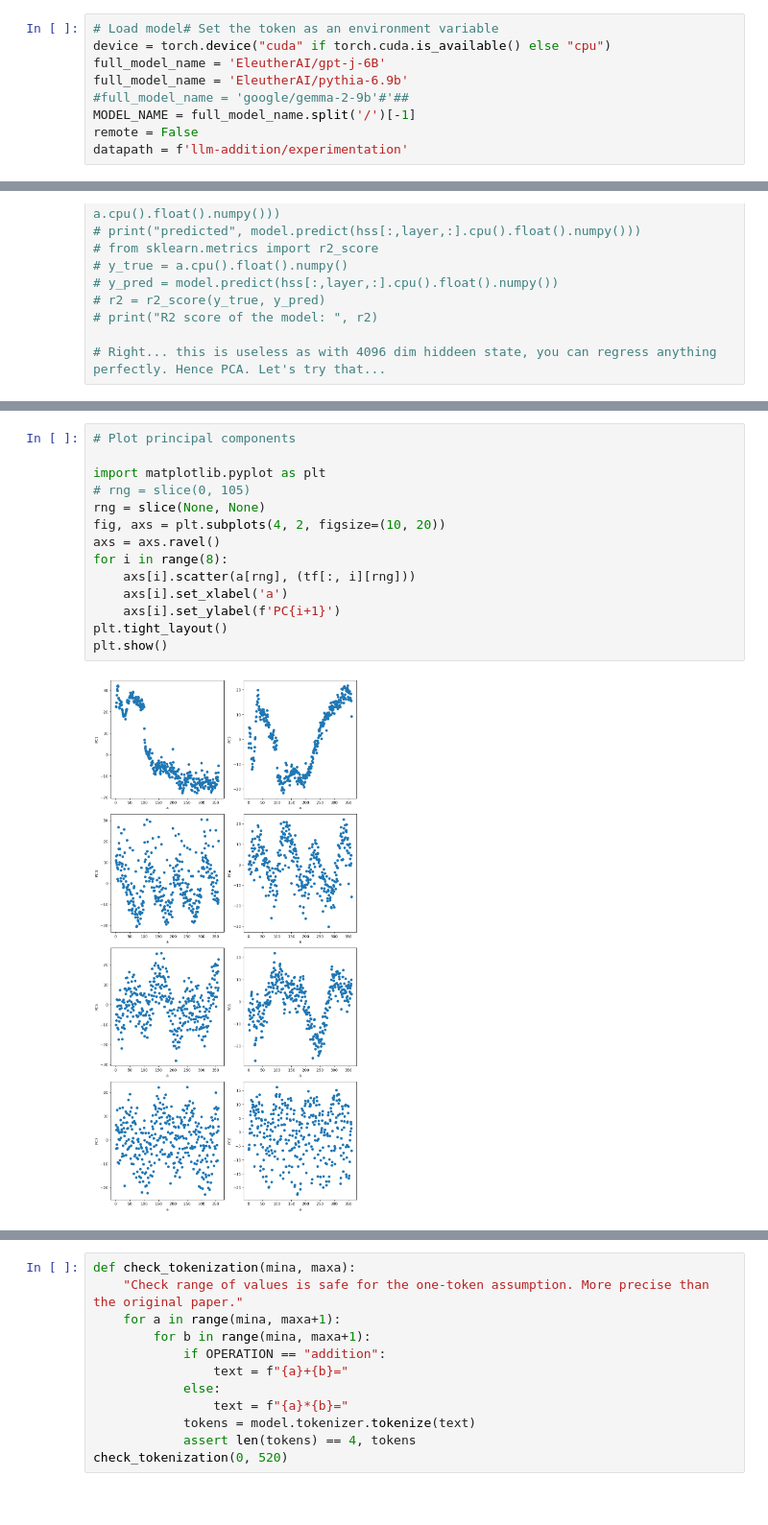
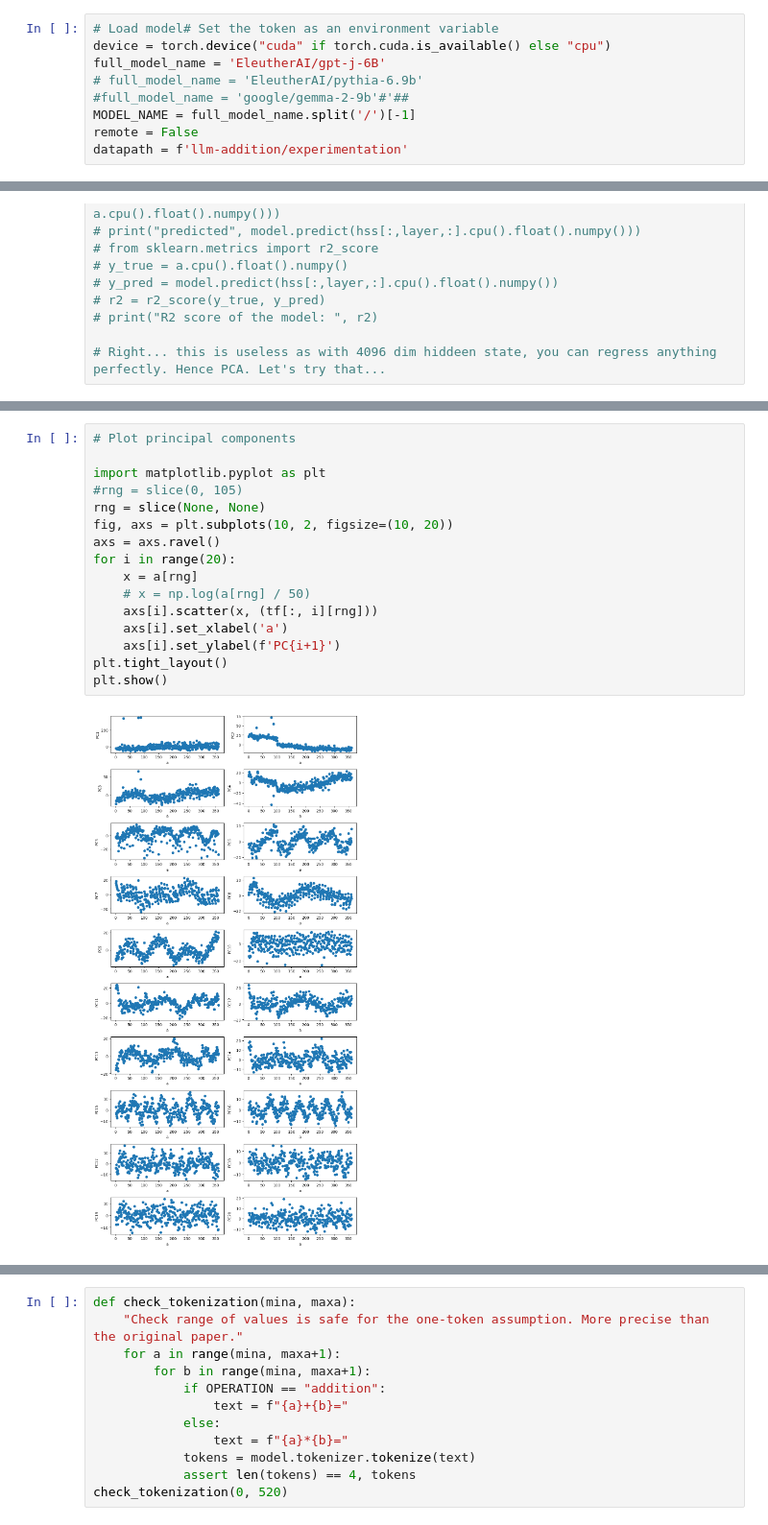
Before and after one commit to BorisTheBrave/llm-addition-takehome, a Jupyter notebook: main.ipynb, the cells around one changed output, grey strips where cells are left out. Shown: that part at 96% size. Drawn from its saved outputs; the diff is of its cells as text.

```diff
--- a/main.ipynb
+++ b/main.ipynb
@@ -25,7 +25,7 @@ assert OPERATION in ['addition', 'multiplication']
 # Load model# Set the token as an environment variable
 device = torch.device("cuda" if torch.cuda.is_available() else "cpu")
 full_model_name = 'EleutherAI/gpt-j-6B'
-full_model_name = 'EleutherAI/pythia-6.9b'
+# full_model_name = 'EleutherAI/pythia-6.9b'
 #full_model_name = 'google/gemma-2-9b'#'##
 MODEL_NAME = full_model_name.split('/')[-1]
 remote = False
@@ -137,16 +141,18 @@ r2 score 19 0.0005773938338472506
 # %%
 # Plot principal components
 
 import matplotlib.pyplot as plt
-# rng = slice(0, 105)
+#rng = slice(0, 105)
 rng = slice(None, None)
-fig, axs = plt.subplots(4, 2, figsize=(10, 20))
+fig, axs = plt.subplots(10, 2, figsize=(10, 20))
 axs = axs.ravel()
-for i in range(8):
-    axs[i].scatter(a[rng], (tf[:, i][rng]))
+for i in range(20):
+    x = a[rng]
+    # x = np.log(a[rng] / 50)
+    axs[i].scatter(x, (tf[:, i][rng]))
     axs[i].set_xlabel('a')
     axs[i].set_ylabel(f'PC{i+1}')
 plt.tight_layout()
 plt.show()
 # %% [output]
-[figure, old version]
+[figure, new version]
```
Also changed, not shown: parts of 6 cells of this notebook.
